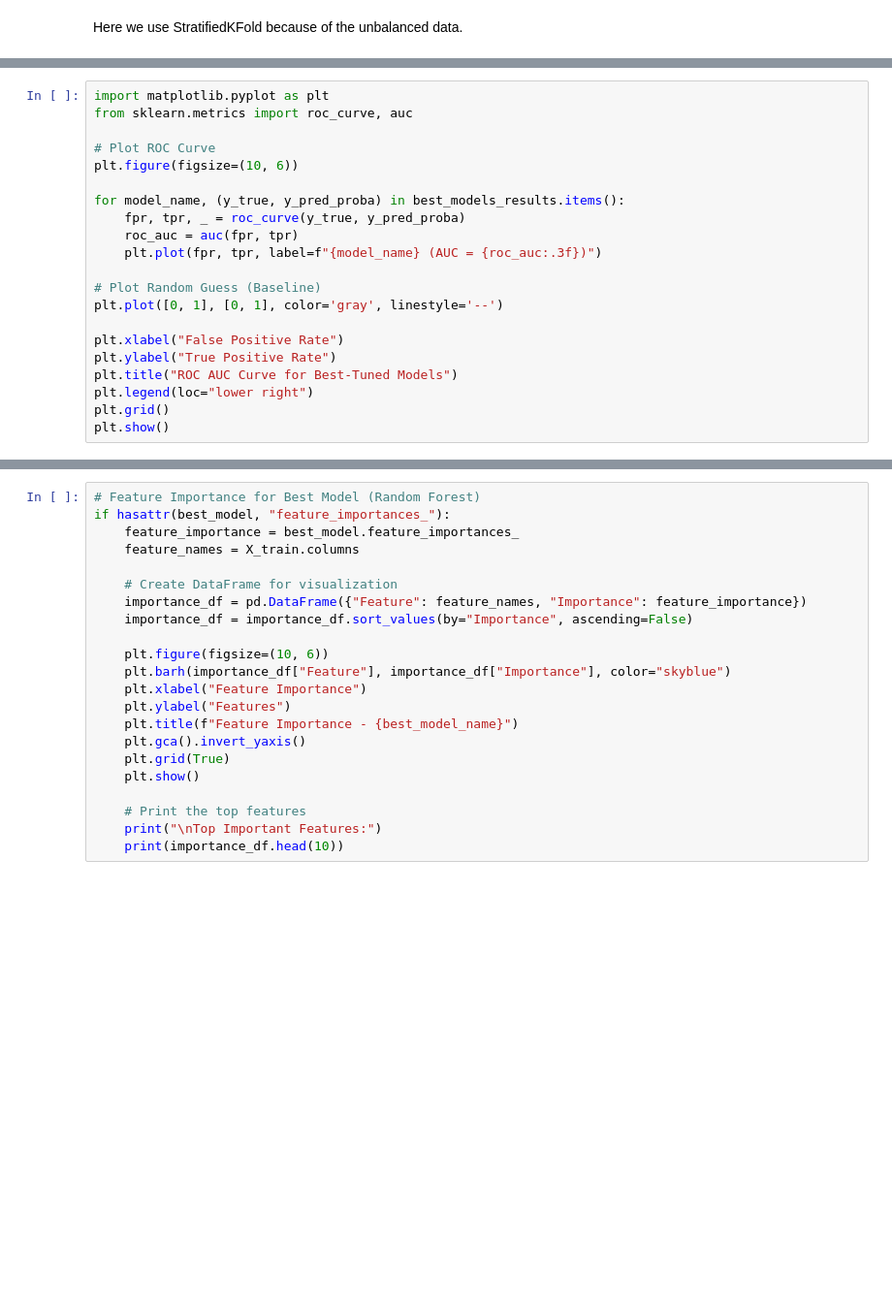
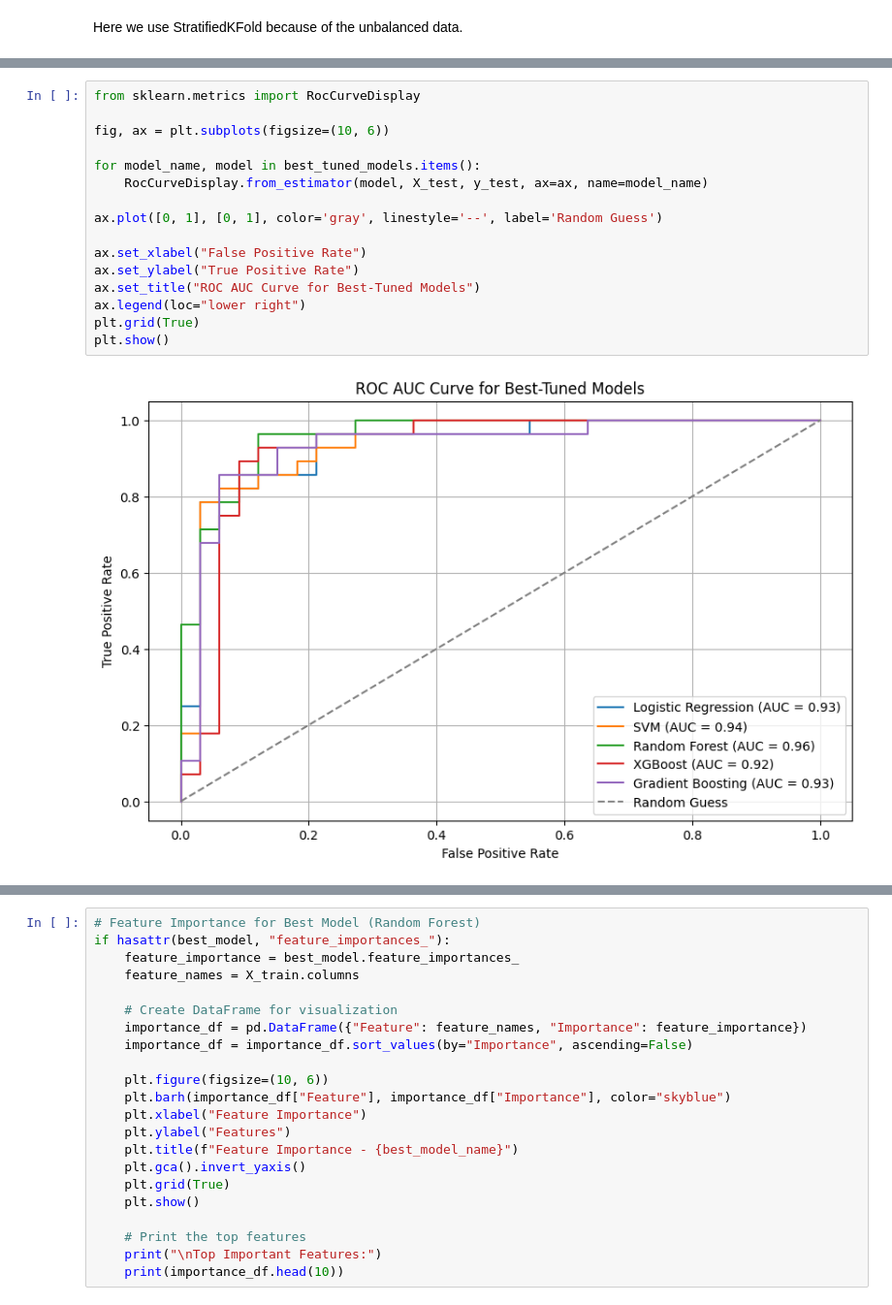
Before and after one commit to negilbabu/Heart-Disease-Prediction-Ai-, a Jupyter notebook: HeartDiseasePrediction.ipynb, the cells around one changed output, grey strips where cells are left out. Shown at 97% size. Saved outputs shown, nothing was run; the diff lists cells and outputs as text; blank space fills up the shorter version.

```diff
--- a/HeartDiseasePrediction.ipynb
+++ b/HeartDiseasePrediction.ipynb
@@ -1082,21 +1013,18 @@ weighted avg       0.88      0.87      0.87        61
 # %%
-import matplotlib.pyplot as plt
-from sklearn.metrics import roc_curve, auc
+from sklearn.metrics import RocCurveDisplay
 
-# Plot ROC Curve
-plt.figure(figsize=(10, 6))
+fig, ax = plt.subplots(figsize=(10, 6))
 
-for model_name, (y_true, y_pred_proba) in best_models_results.items():
-    fpr, tpr, _ = roc_curve(y_true, y_pred_proba)
-    roc_auc = auc(fpr, tpr)
-    plt.plot(fpr, tpr, label=f"{model_name} (AUC = {roc_auc:.3f})")
+for model_name, model in best_tuned_models.items():
+    RocCurveDisplay.from_estimator(model, X_test, y_test, ax=ax, name=model_name)
 
-# Plot Random Guess (Baseline)
-plt.plot([0, 1], [0, 1], color='gray', linestyle='--')
+ax.plot([0, 1], [0, 1], color='gray', linestyle='--', label='Random Guess')
 
-plt.xlabel("False Positive Rate")
-plt.ylabel("True Positive Rate")
-plt.title("ROC AUC Curve for Best-Tuned Models")
-plt.legend(loc="lower right")
-plt.grid()
+ax.set_xlabel("False Positive Rate")
+ax.set_ylabel("True Positive Rate")
+ax.set_title("ROC AUC Curve for Best-Tuned Models")
+ax.legend(loc="lower right")
+plt.grid(True)
 plt.show()
+# %% [output]
+[figure, added]
```
Also changed, not shown: parts of 15 cells of this notebook.
